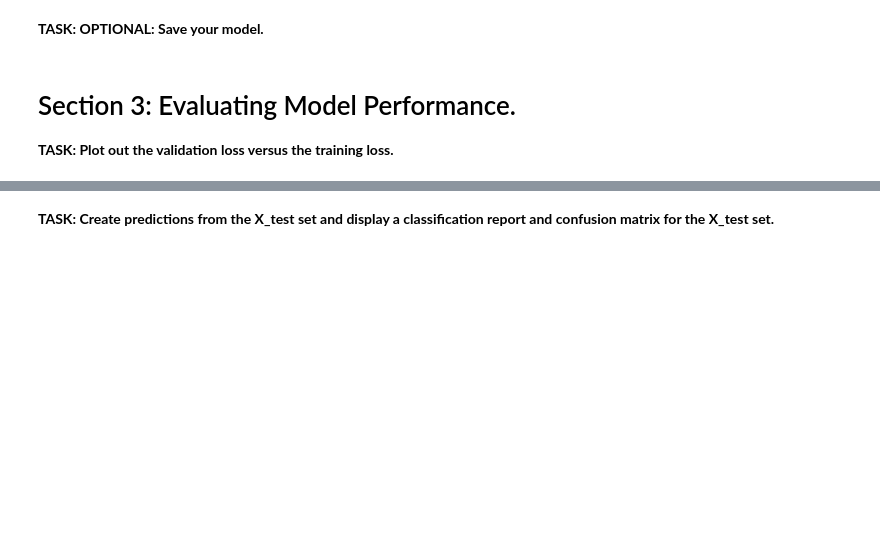
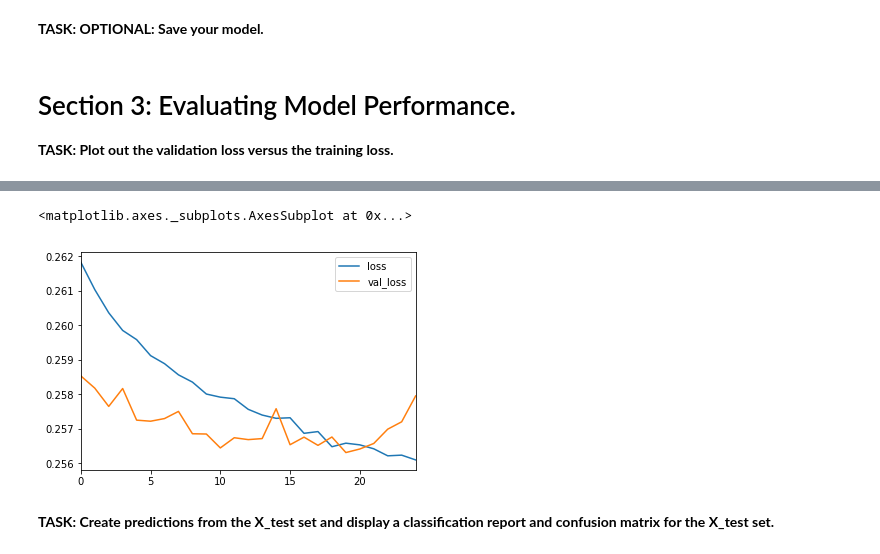
Before and after one commit to drachum/data-science-playground, a Jupyter notebook: python-ds-bootcamp/tensorflow/03-Keras-Project-Exercise.ipynb, the cells around one changed output, grey strips where cells are left out. Cells and saved outputs as stored; diff of their text form; code cells hidden in the pictures; blank space fills up the shorter version.

```diff
--- a/python-ds-bootcamp/tensorflow/03-Keras-Project-Exercise.ipynb
+++ b/python-ds-bootcamp/tensorflow/03-Keras-Project-Exercise.ipynb
@@ -1341,3 +994,5 @@ print(len(df))
+# %%
+X_test = scaler.transform(X_test)
 # %% [markdown]
 # Creating the Model
 
@@ -1351,6 +1006,18 @@ from tensorflow.keras.layers import Dense,Dropout
 # %%
 # CODE HERE
 model = Sequential()
+
+model.add(Dense(units=78, activation="relu"))
+model.add(Dropout(rate=0.3))
+model.add(Dense(units=39, activation="relu"))
+model.add(Dropout(rate=0.2))
+model.add(Dense(units=19, activation="relu"))
+model.add(Dropout(rate=0.1))
+model.add(Dense(units=1, activation="sigmoid"))
+
+
+# For a binary classification problem
+model.compile(loss='binary_crossentropy', optimizer='adam')
 
 # Choose whatever number of layers/neurons you want.
 
@@ -1383,0 +1031,3 @@ Epoch 25/25
+# %%
+model.fit(x=X_train, y=y_train, epochs=25, batch_size=256,
+          validation_data=(X_test, y_test), verbose=1)
@@ -1398,3 +1067,10 @@ Epoch 25/25
+# %%
+losses = pd.DataFrame(model.history.history)
+# %%
+losses.plot()
+# %% [output]
+<matplotlib.axes._subplots.AxesSubplot at 0x...>
+[figure, added]
 # %% [markdown]
 **TASK: Create predictions from the X_test set and display a classification report and confusion matrix for the X_test set.**
 # %%
```
Also changed, not shown: parts of 79 cells of this notebook, 1 other file.
